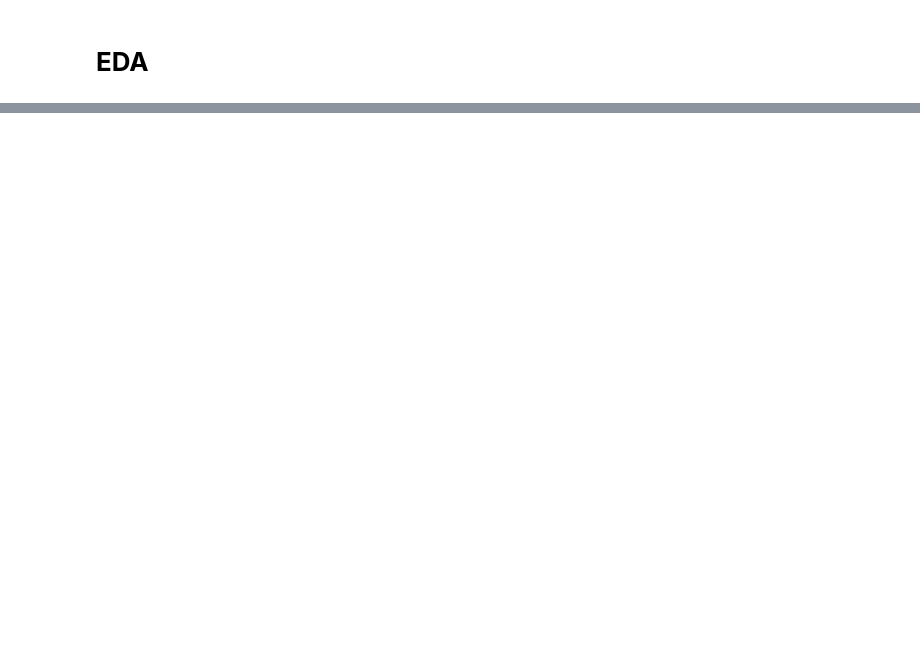
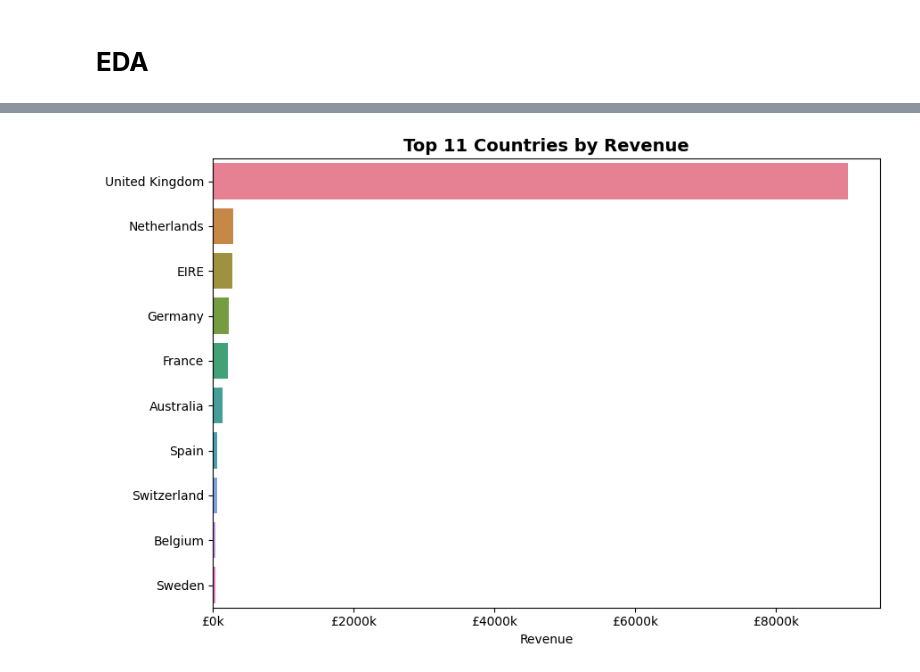
Before and after one commit to umiSirya/FUTURE_DS_01, a Jupyter notebook: sales_performance.ipynb, the cells around one changed output, grey strips where cells are left out. Drawn from its saved outputs; the diff is of its cells as text; code cells hidden in the pictures; blank space fills up the shorter version.

```diff
--- a/sales_performance.ipynb
+++ b/sales_performance.ipynb
@@ -108,0 +177,18 @@ IntCastingNaNError: Cannot convert non-finite values (NA or inf) to integer
+# %%
+# Top 10 Countries by Revenue (including UK)
+
+top_countries = (dp.groupby("Country")["Revenue"].sum()
+                 .nlargest(10).reset_index())
+
+fig, ax = plt.subplots(figsize=(9, 6))
+sns.barplot(data=top_countries, y="Country", x="Revenue",
+            hue="Country", palette=PALETTE, legend=False, ax=ax)
+ax.xaxis.set_major_formatter(mticker.FuncFormatter(
+    lambda x, _: f"£{x/1e3:.0f}k"))
+ax.set_title("Top 11 Countries by Revenue", fontsize=14, fontweight="bold")
+ax.set_xlabel("Revenue")
+ax.set_ylabel("")
+plt.tight_layout()
+plt.show()
+# %% [output]
+[figure, added]
```
Also changed, not shown: parts of 26 cells of this notebook.
